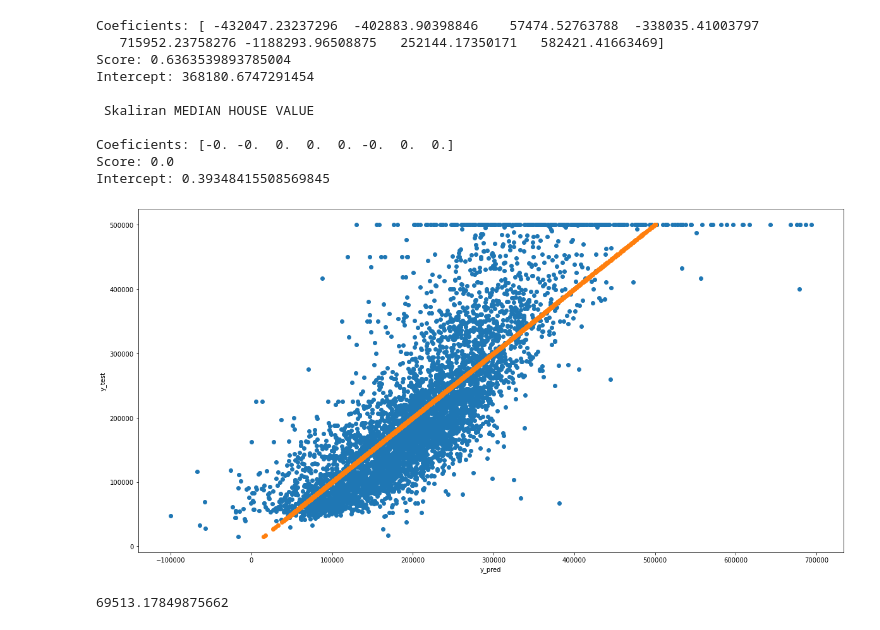
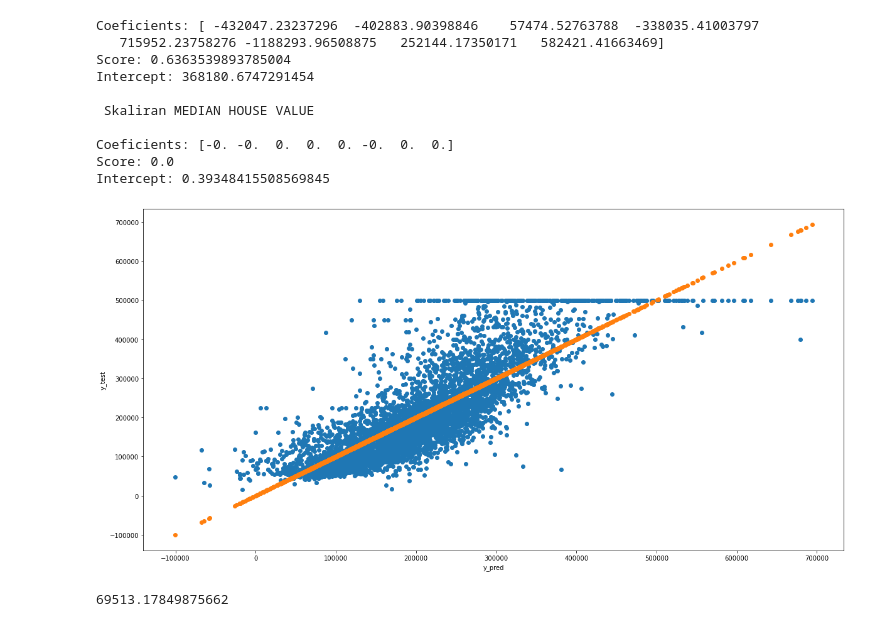
Before and after one commit to kmartin62/ml-repo, a Jupyter notebook: ML Labs/161159_Lab2.ipynb, the cells around one changed output. Saved outputs shown, nothing was run; the diff lists cells and outputs as text; code cells hidden in the pictures.

```diff
--- a/ML Labs/161159_Lab2.ipynb
+++ b/ML Labs/161159_Lab2.ipynb
@@ -262,12 +280,12 @@ Intercept: 0.39348415508569845
 # %%
 plt.figure(figsize=(20,10))
 plt.scatter(y_pred, y_test)
-plt.scatter(y_test,y_test)
+plt.scatter(y_pred,y_pred)
 plt.xlabel('y_pred')
 plt.ylabel('y_test')
 plt.show()
 # %% [output]
-[figure, old version]
+[figure, new version]
 # %%
 round(mean_square_error(y_test, y_pred))**0.5
 # %% [output]
```
Also changed, not shown: parts of 13 cells of this notebook.
